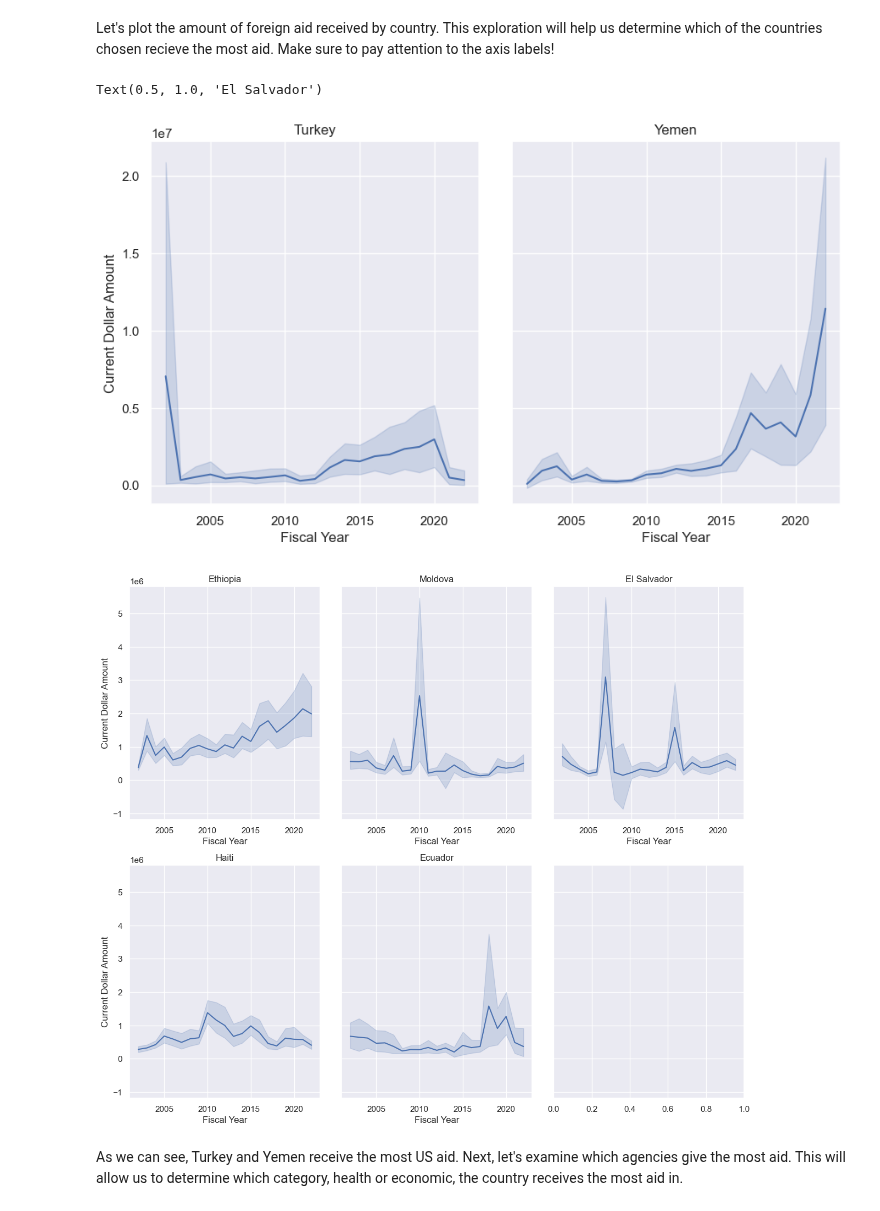
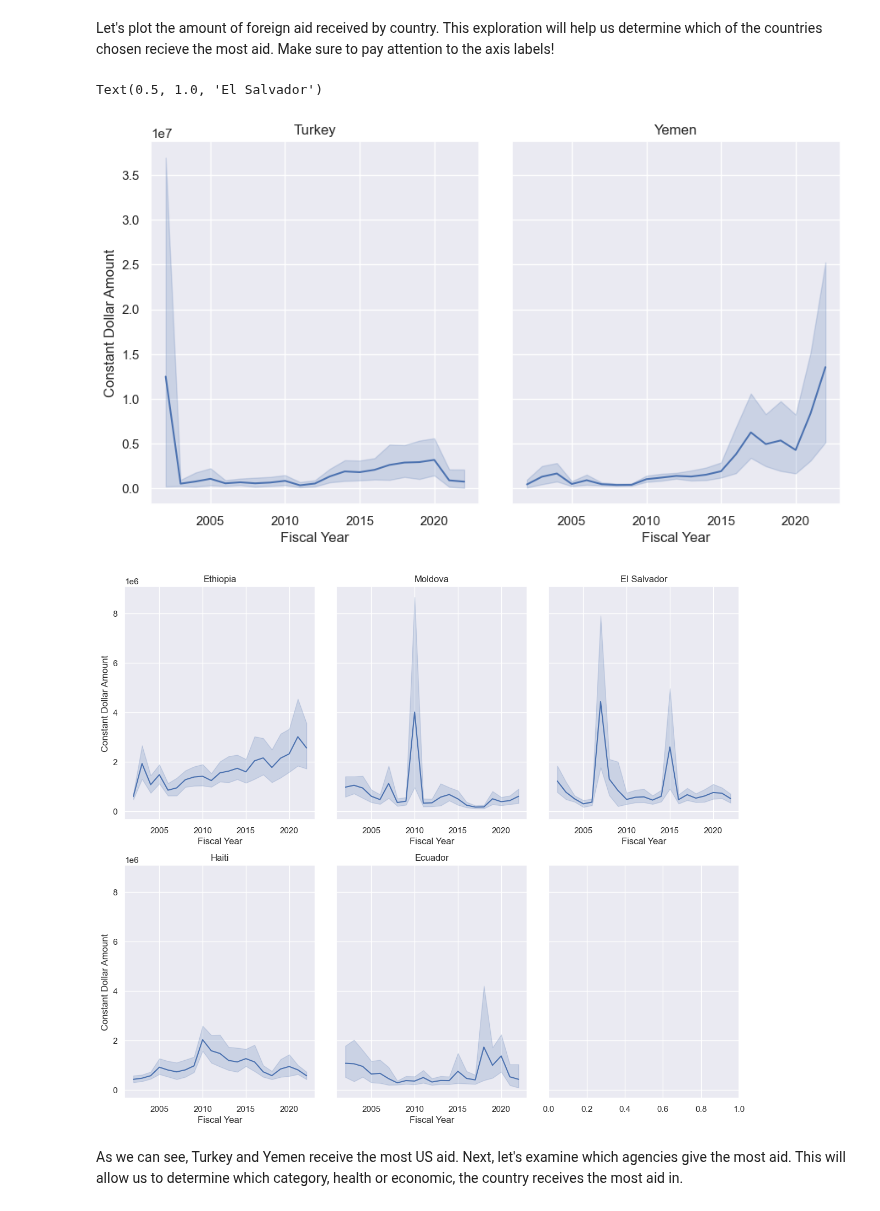
Before and after one commit to chriscallahan99/DataScience_Final_Project, a Jupyter notebook: DS_Milestone_1.ipynb, the cells around one changed output. Drawn from its saved outputs; the diff is of its cells as text; code cells hidden in the pictures.

```diff
--- a/DS_Milestone_1.ipynb
+++ b/DS_Milestone_1.ipynb
@@ -216,23 +195,23 @@ Let's plot the amount of foreign aid received by country. This exploration will
 # %%
 # For scale purposes: y(1e7)
 fig1, axes1 = plt.subplots(1, 2, figsize=(9,5) , sharey= True)
 fig1.tight_layout(h_pad= 3)
-sns.lineplot(Turkey_foreign_aid_data, x= 'Fiscal Year', y= 'Current Dollar Amount', ax= axes1[0]).set_title('Turkey')
-sns.lineplot(Yemen_foreign_aid_data, x= 'Fiscal Year', y= 'Current Dollar Amount', ax= axes1[1]).set_title('Yemen')
+sns.lineplot(Turkey_foreign_aid_data, x= 'Fiscal Year', y= 'Constant Dollar Amount', ax= axes1[0]).set_title('Turkey')
+sns.lineplot(Yemen_foreign_aid_data, x= 'Fiscal Year', y= 'Constant Dollar Amount', ax= axes1[1]).set_title('Yemen')
 
 # For scale purposes: y(1e6)
 fig2, axes2 = plt.subplots(2, 3, figsize=(12,10) , sharey= True)
 fig2.tight_layout(h_pad= 3)
 
-sns.lineplot(Ethiopia_foreign_aid_data, x= 'Fiscal Year', y= 'Current Dollar Amount', ax= axes2[0,0]).set_title('Ethiopia')
-sns.lineplot(Moldova_foreign_aid_data , x= 'Fiscal Year', y= 'Current Dollar Amount', ax= axes2[0,1]).set_title('Moldova')
-sns.lineplot(Haiti_foreign_aid_data , x= 'Fiscal Year', y= 'Current Dollar Amount', ax= axes2[1,0]).set_title('Haiti')
-sns.lineplot(Ecuador_foreign_aid_data , x= 'Fiscal Year', y= 'Current Dollar Amount', ax= axes2[1,1]).set_title('Ecuador')
-sns.lineplot(El_Salvador_foreign_aid_data, x= 'Fiscal Year', y= 'Current Dollar Amount', ax= axes2[0,2]).set_title('El Salvador')
+sns.lineplot(Ethiopia_foreign_aid_data, x= 'Fiscal Year', y= 'Constant Dollar Amount', ax= axes2[0,0]).set_title('Ethiopia')
+sns.lineplot(Moldova_foreign_aid_data , x= 'Fiscal Year', y= 'Constant Dollar Amount', ax= axes2[0,1]).set_title('Moldova')
+sns.lineplot(Haiti_foreign_aid_data , x= 'Fiscal Year', y= 'Constant Dollar Amount', ax= axes2[1,0]).set_title('Haiti')
+sns.lineplot(Ecuador_foreign_aid_data , x= 'Fiscal Year', y= 'Constant Dollar Amount', ax= axes2[1,1]).set_title('Ecuador')
+sns.lineplot(El_Salvador_foreign_aid_data, x= 'Fiscal Year', y= 'Constant Dollar Amount', ax= axes2[0,2]).set_title('El Salvador')
 # %% [output]
 Text(0.5, 1.0, 'El Salvador')
-[figure, old version]
+[figure, new version]
-[figure, old version]
+[figure, new version]
 # %% [markdown]
 As we can see, Turkey and Yemen receive the most US aid. Next, let's examine which agencies give the most aid. This will allow us to determine which category, health or economic, the country receives the most aid in.
 # %%
```
Also changed, not shown: parts of 13 cells of this notebook.
